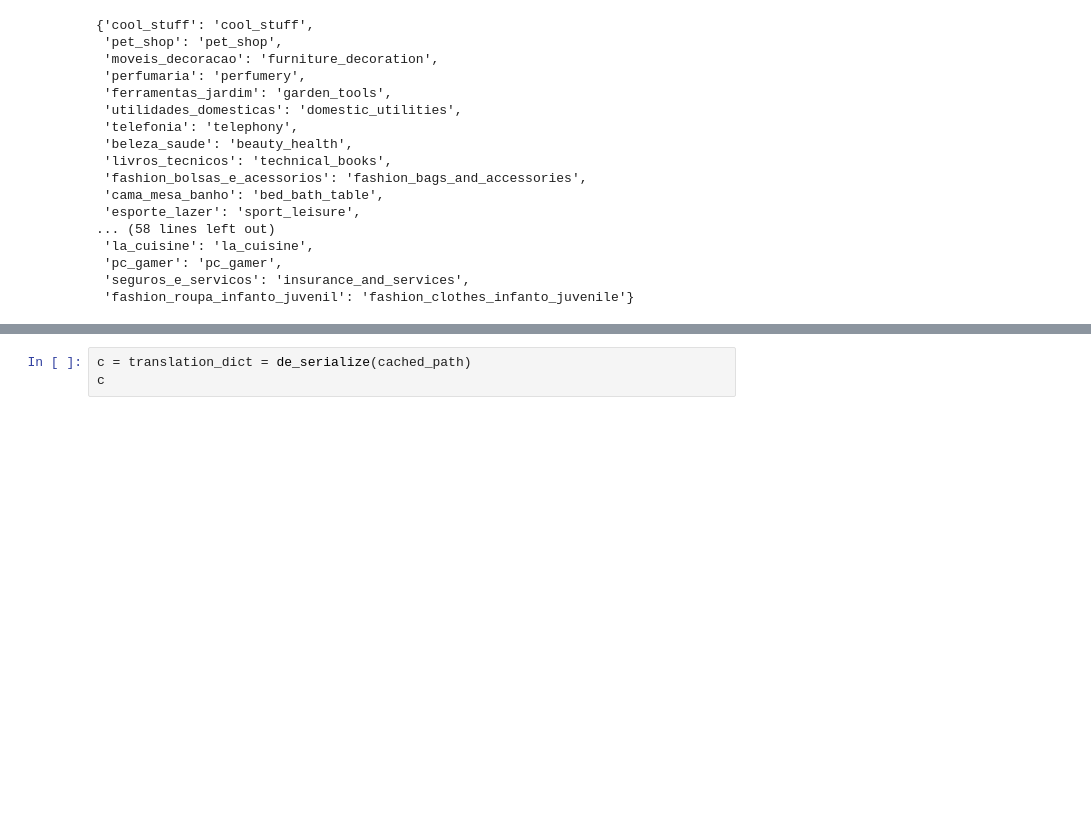
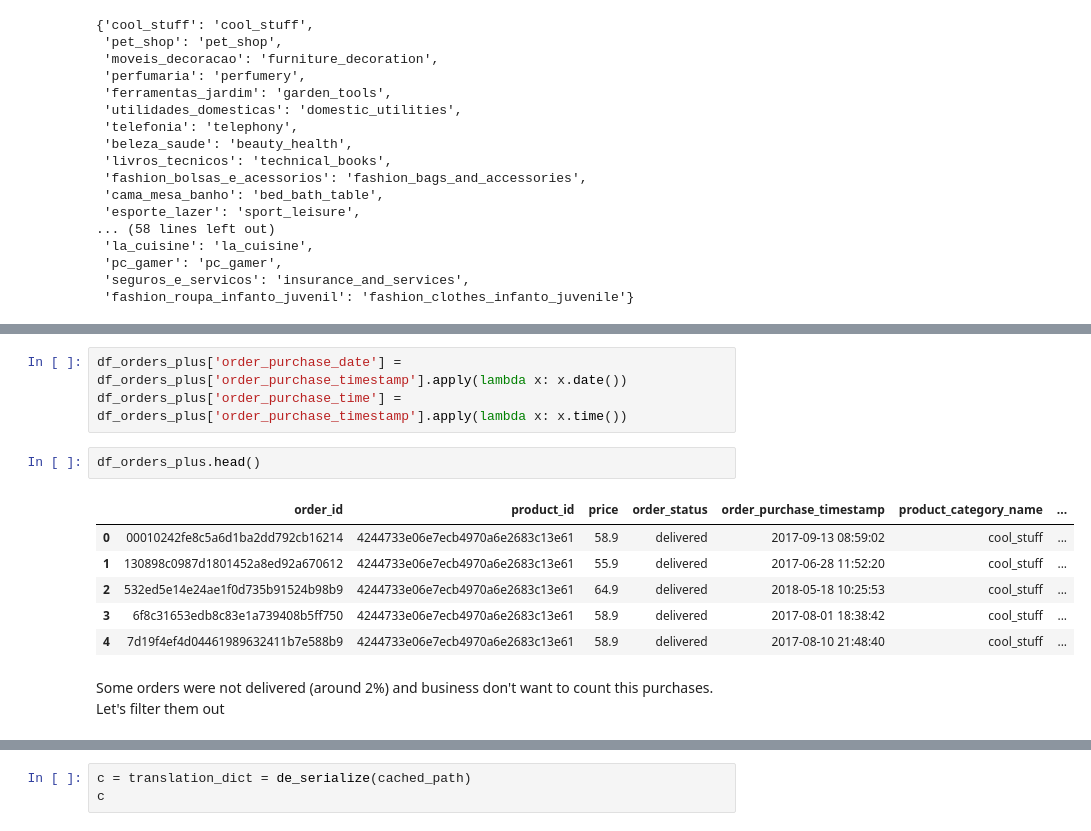
Before and after one commit to MaratJilikbaev/brazilian_e_commerce, a Jupyter notebook: research/goal_realization.ipynb, the cells around one changed output, grey strips where cells are left out. Saved outputs shown, nothing was run; the diff lists cells and outputs as text; blank space fills up the shorter version.

```diff
--- a/research/goal_realization.ipynb
+++ b/research/goal_realization.ipynb
@@ -536,0 +552,14 @@ We did it! Now we have our
+# %%
+df_orders_plus['order_purchase_date'] = df_orders_plus['order_purchase_timestamp'].apply(lambda x: x.date())
+df_orders_plus['order_purchase_time'] = df_orders_plus['order_purchase_timestamp'].apply(lambda x: x.time())
+# %%
+df_orders_plus.head()
+# %% [output]
+|  | order_id | product_id | price | order_status | order_purchase_timestamp | product_category_name | ... |
+| 0 | 00010242fe8c5a6d1ba2dd792cb16214 | 4244733e06e7ecb4970a6e2683c13e61 | 58.9 | delivered | 2017-09-13 08:59:02 | cool_stuff | ... |
+| 1 | 130898c0987d1801452a8ed92a670612 | 4244733e06e7ecb4970a6e2683c13e61 | 55.9 | delivered | 2017-06-28 11:52:20 | cool_stuff | ... |
+| 2 | 532ed5e14e24ae1f0d735b91524b98b9 | 4244733e06e7ecb4970a6e2683c13e61 | 64.9 | delivered | 2018-05-18 10:25:53 | cool_stuff | ... |
+| 3 | 6f8c31653edb8c83e1a739408b5ff750 | 4244733e06e7ecb4970a6e2683c13e61 | 58.9 | delivered | 2017-08-01 18:38:42 | cool_stuff | ... |
+| 4 | 7d19f4ef4d04461989632411b7e588b9 | 4244733e06e7ecb4970a6e2683c13e61 | 58.9 | delivered | 2017-08-10 21:48:40 | cool_stuff | ... |
+# %% [markdown]
+Some orders were not delivered (around 2%) and business don't want to count this purchases. Let's filter them out
```
Also changed, not shown: parts of 8 cells of this notebook.
